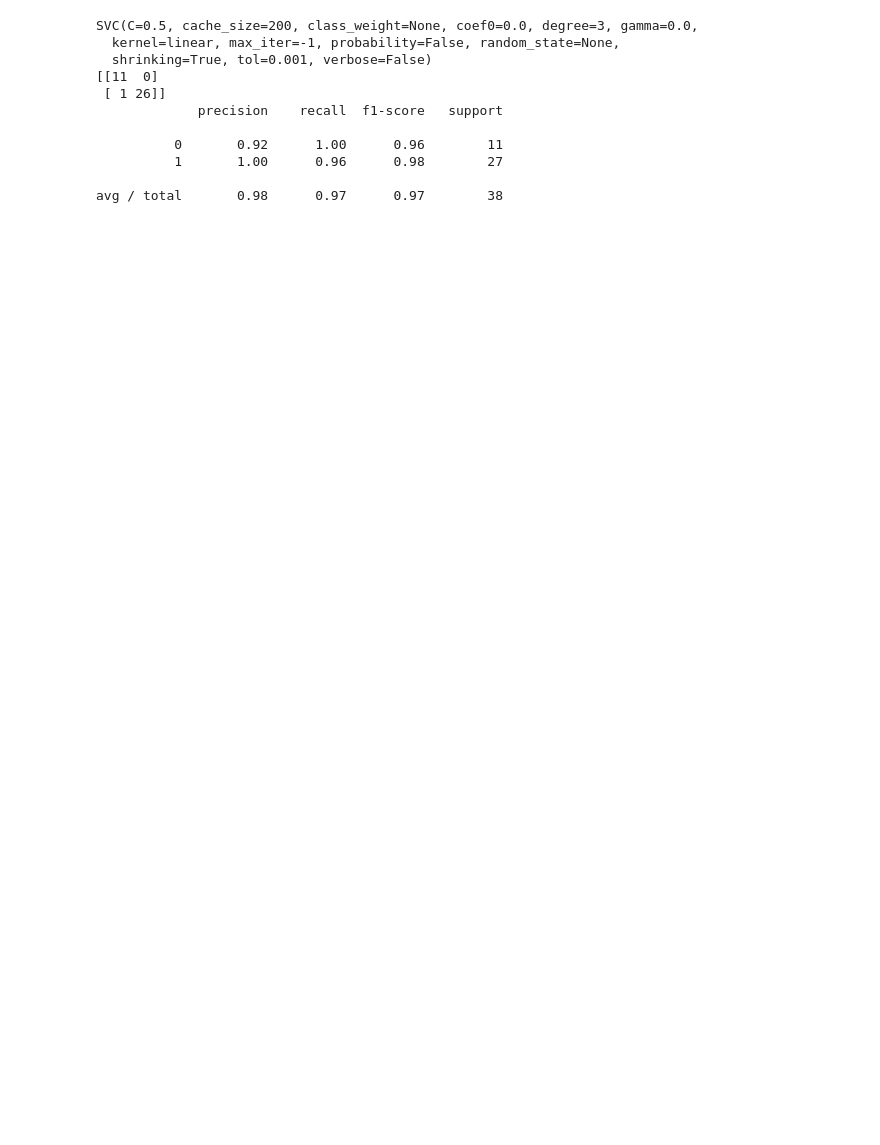
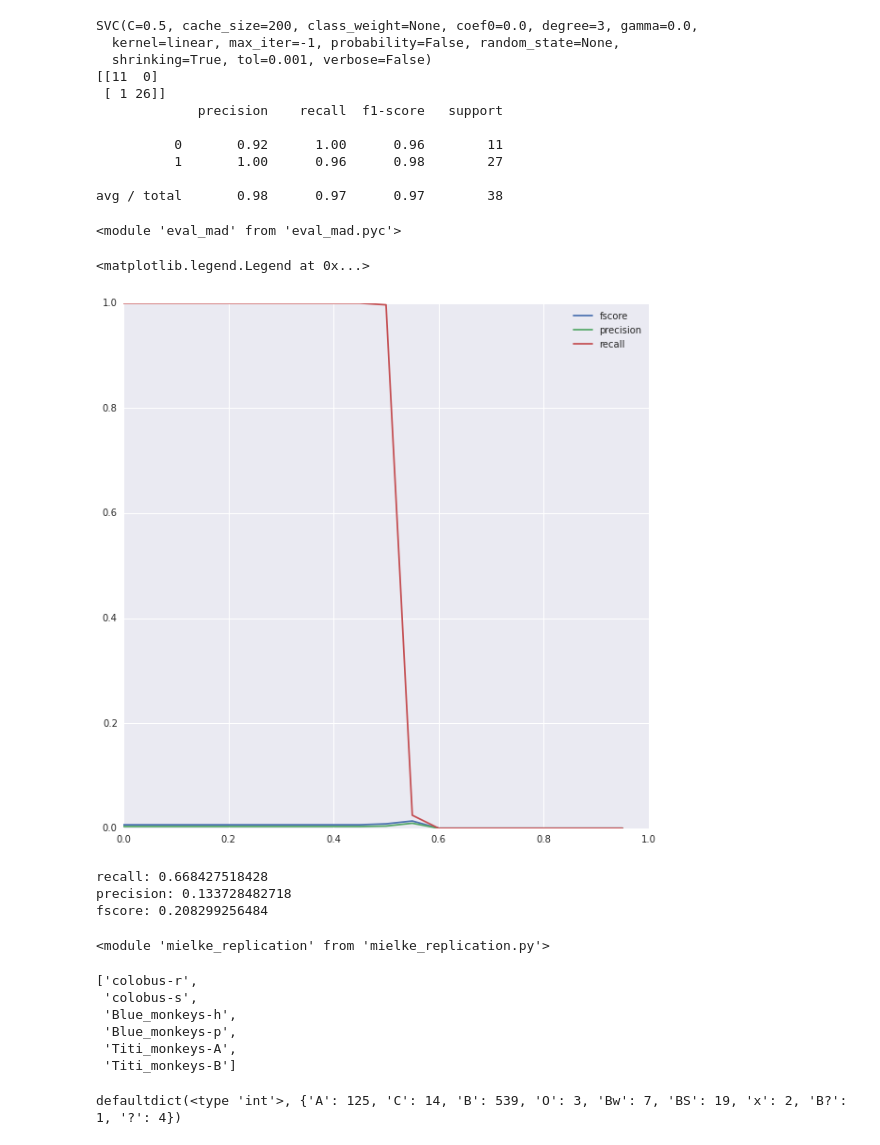
Before and after one commit to bootphon/monkey_business, a Jupyter notebook: monkey_sounds.ipynb, the cells around one changed output. Saved outputs shown, nothing was run; the diff lists cells and outputs as text; code cells hidden in the pictures; blank space fills up the shorter version.

```diff
--- a/monkey_sounds.ipynb
+++ b/monkey_sounds.ipynb
@@ -291,3 +255,51 @@ SVC(C=0.5, cache_size=200, class_weight=None, coef0=0.0, degree=3, gamma=0.0,
           1       1.00      0.96      0.98        27
 
 avg / total       0.98      0.97      0.97        38
+# %%
+import seaborn
+import cPickle as pickle
+from scipy.special import expit
+from sklearn.metrics import roc_curve, auc, f1_score, precision_score, recall_score
+import eval_mad as em
+reload(em)
+# %% [output]
+<module 'eval_mad' from 'eval_mad.pyc'>
+# %%
+monkey = 'Blue_monkeys'
+pred_lambda = em.get_lambda_est(monkey)
+exp_calls = em.get_exp_call_activity(monkey, 0.05, 0.025)
+# %%
+keys = sorted(list(set(exp_calls.keys()).intersection(set(pred_lambda.keys()))))
+pred_all = np.hstack((pred_lambda[k] for k in keys))
+exp_all = np.hstack((exp_calls[k] for k in keys))
+# %%
+def get_score_at(exp, pred_lambda, threshold):
+    pred = (pred_lambda > threshold).astype(np.uint8)
+    return f1_score(exp, pred), precision_score(exp, pred), recall_score(exp, pred)
+# %%
+ths = np.arange(0., 1.0, .05)
+scores = np.zeros((ths.shape[0], 3))
+for idx, x in enumerate(ths):
+    scores[idx] = get_score_at(exp_all, pred_all, x)
+figure(figsize=(10,10))
+plot(ths, scores[:, 0], label='fscore')
+plot(ths, scores[:, 1], label='precision')
+plot(ths, scores[:, 2], label='recall')
+legend(loc='best')
+# %% [output]
+<matplotlib.legend.Legend at 0x...>
+[figure, added]
+# %%
+import scipy.optimize
+res = scipy.optimize.minimize_scalar(get_fscore_at, bounds=(-10,10), method='bounded')
+p = res.x
+print 'recall: {0}\nprecision: {1}\nfscore: {2}\n'.format(*get_score_at(p))
+# %% [output]
+recall: 0.668427518428
+precision: 0.133728482718
+fscore: 0.208299256484
+# %%
+import mielke_replication as mr
+reload(mr)
+# %% [output]
+<module 'mielke_replication' from 'mielke_replication.py'>
@@ -293,0 +314,9 @@ avg / total       0.98      0.97      0.97        38
+# %%
+combined_labels
+# %% [output]
+['colobus-r',
+ 'colobus-s',
+ 'Blue_monkeys-h',
+ 'Blue_monkeys-p',
+ 'Titi_monkeys-A',
+ 'Titi_monkeys-B']
@@ -293,0 +329,4 @@ avg / total       0.98      0.97      0.97        38
+# %%
+labelcounts.keys
+# %% [output]
+defaultdict(<type 'int'>, {'A': 125, 'C': 14, 'B': 539, 'O': 3, 'Bw': 7, 'BS': 19, 'x': 2, 'B?': 1, '?': 4})
```
Also changed, not shown: parts of 24 cells of this notebook.
